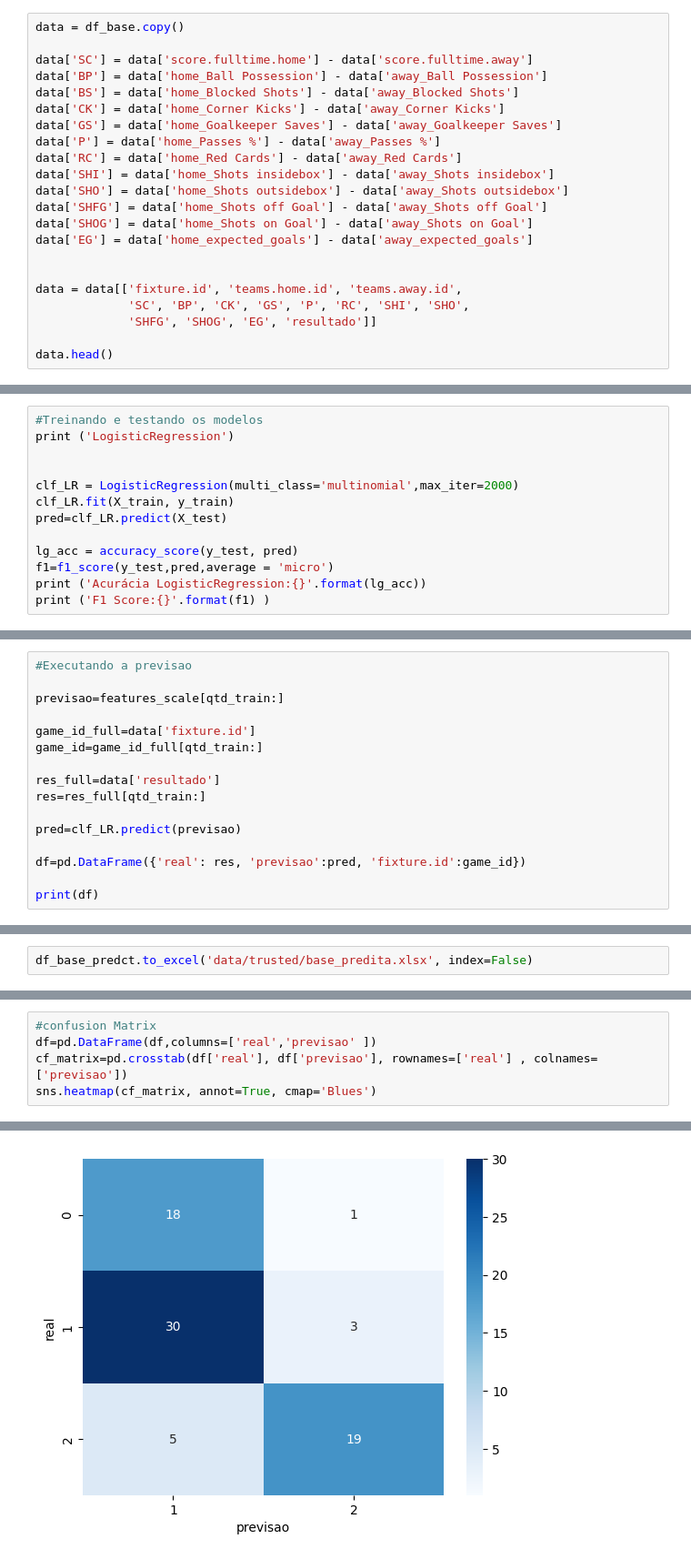
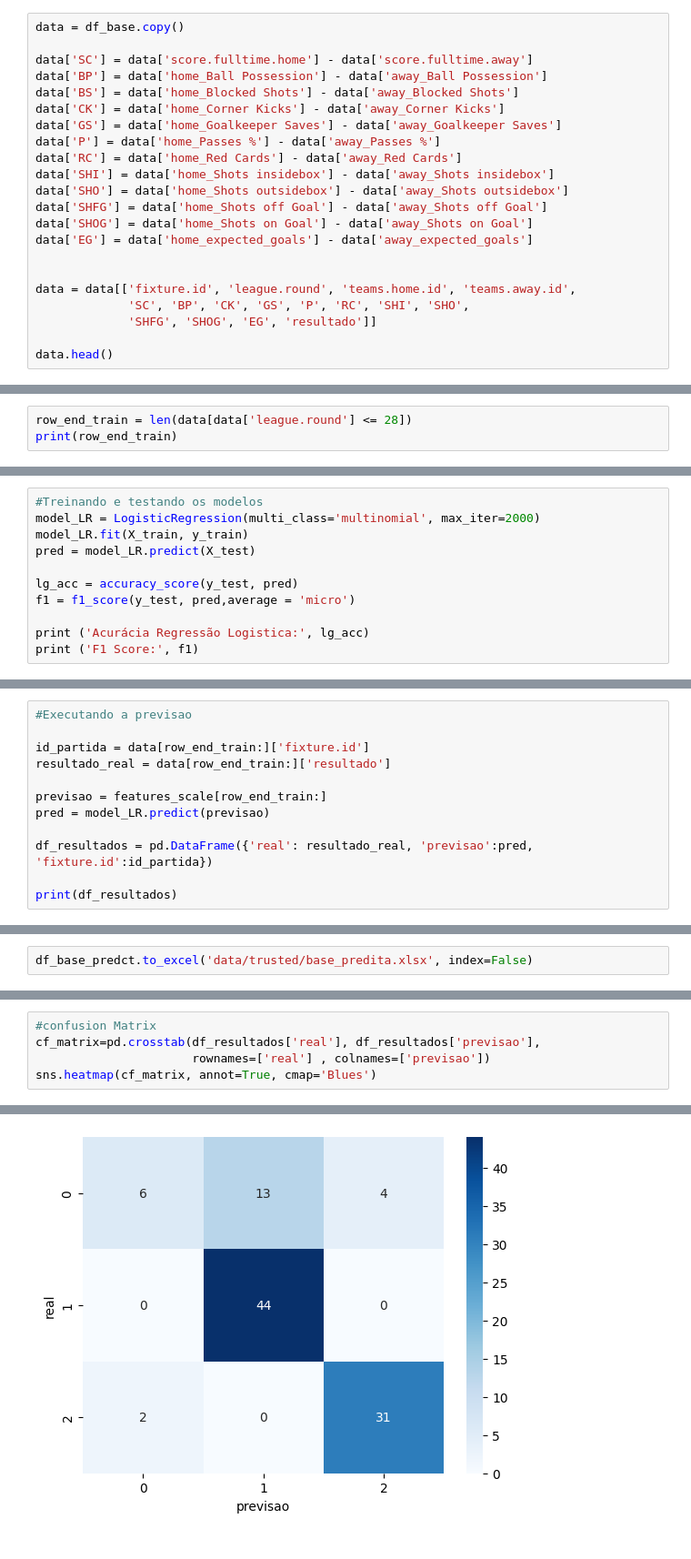
Before and after one commit to raphaelrocha22/Projeto_Sports_Infnet, a Jupyter notebook: 3-Algoritmo_Classificacao.ipynb, the cells around one changed output, grey strips where cells are left out. Shown at 91% size. Saved outputs shown, nothing was run; the diff lists cells and outputs as text.

```diff
--- a/3-Algoritmo_Classificacao.ipynb
+++ b/3-Algoritmo_Classificacao.ipynb
@@ -85,7 +85,7 @@ data['SHOG'] = data['home_Shots on Goal'] - data['away_Shots on Goal']
 data['EG'] = data['home_expected_goals'] - data['away_expected_goals']
 
 
-data = data[['fixture.id', 'teams.home.id', 'teams.away.id',
+data = data[['fixture.id', 'league.round', 'teams.home.id', 'teams.away.id',
              'SC', 'BP', 'CK', 'GS', 'P', 'RC', 'SHI', 'SHO',
              'SHFG', 'SHOG', 'EG', 'resultado']]
 
@@ -179,0 +155,3 @@ print(qtd_train, qtd_test)
+# %%
+row_end_train = len(data[data['league.round'] <= 28])
+print(row_end_train)
@@ -199,14 +174,12 @@ print( len(X_test), len(y_test))
 # %%
 #Treinando e testando os modelos
-print ('LogisticRegression')
-
-
-clf_LR = LogisticRegression(multi_class='multinomial',max_iter=2000)
-clf_LR.fit(X_train, y_train)
-pred=clf_LR.predict(X_test)
+model_LR = LogisticRegression(multi_class='multinomial', max_iter=2000)
+model_LR.fit(X_train, y_train)
+pred = model_LR.predict(X_test)
 
 lg_acc = accuracy_score(y_test, pred)
-f1=f1_score(y_test,pred,average = 'micro')
-print ('Acurácia LogisticRegression:{}'.format(lg_acc))
-print ('F1 Score:{}'.format(f1) )
+f1 = f1_score(y_test, pred,average = 'micro')
+
+print ('Acurácia Regressão Logistica:', lg_acc)
+print ('F1 Score:', f1)
 # %% [output]
@@ -216,18 +188,14 @@ F1 Score:0.6447368421052632
 # %%
 #Executando a previsao
 
-previsao=features_scale[qtd_train:]
+id_partida = data[row_end_train:]['fixture.id']
+resultado_real = data[row_end_train:]['resultado']
 
-game_id_full=data['fixture.id']
-game_id=game_id_full[qtd_train:]
+previsao = features_scale[row_end_train:]
+pred = model_LR.predict(previsao)
 
-res_full=data['resultado']
-res=res_full[qtd_train:]
+df_resultados = pd.DataFrame({'real': resultado_real, 'previsao':pred, 'fixture.id':id_partida})
 
-pred=clf_LR.predict(previsao)
-
-df=pd.DataFrame({'real': res, 'previsao':pred, 'fixture.id':game_id})
-
-print(df)
+print(df_resultados)
 # %% [output]
      real  previsao  fixture.id
@@ -256,8 +227,8 @@ df_base_predct.to_excel('data/trusted/base_predita.xlsx', index=False)
 # %%
 #confusion Matrix
-df=pd.DataFrame(df,columns=['real','previsao' ])
-cf_matrix=pd.crosstab(df['real'], df['previsao'], rownames=['real'] , colnames=['previsao'])
+cf_matrix=pd.crosstab(df_resultados['real'], df_resultados['previsao'],
+                      rownames=['real'] , colnames=['previsao'])
 sns.heatmap(cf_matrix, annot=True, cmap='Blues')
 # %% [output]
 <Axes: xlabel='previsao', ylabel='real'>
-[figure, old version]
+[figure, new version]
```
Also changed, not shown: parts of 12 cells of this notebook, 3 other files.
